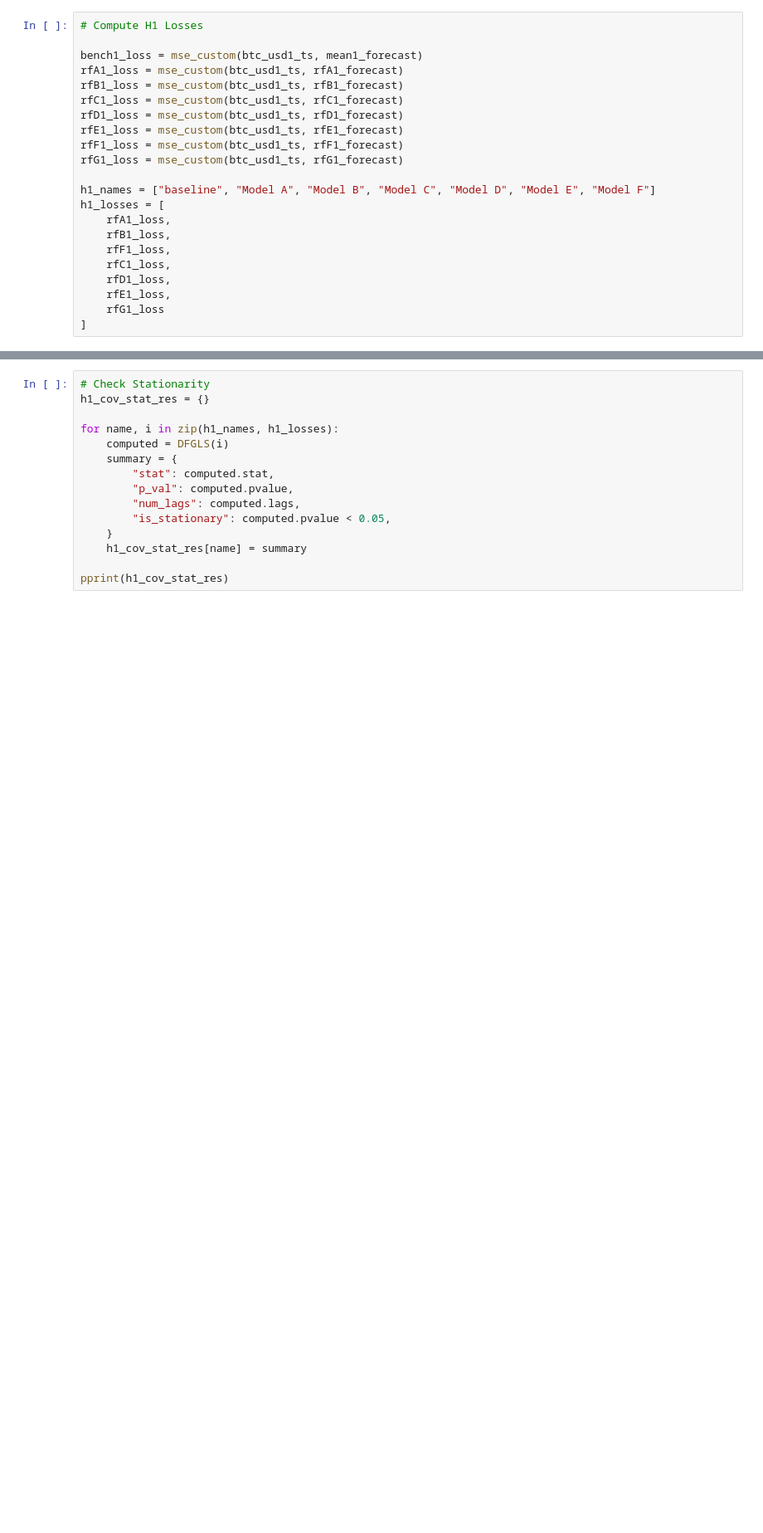
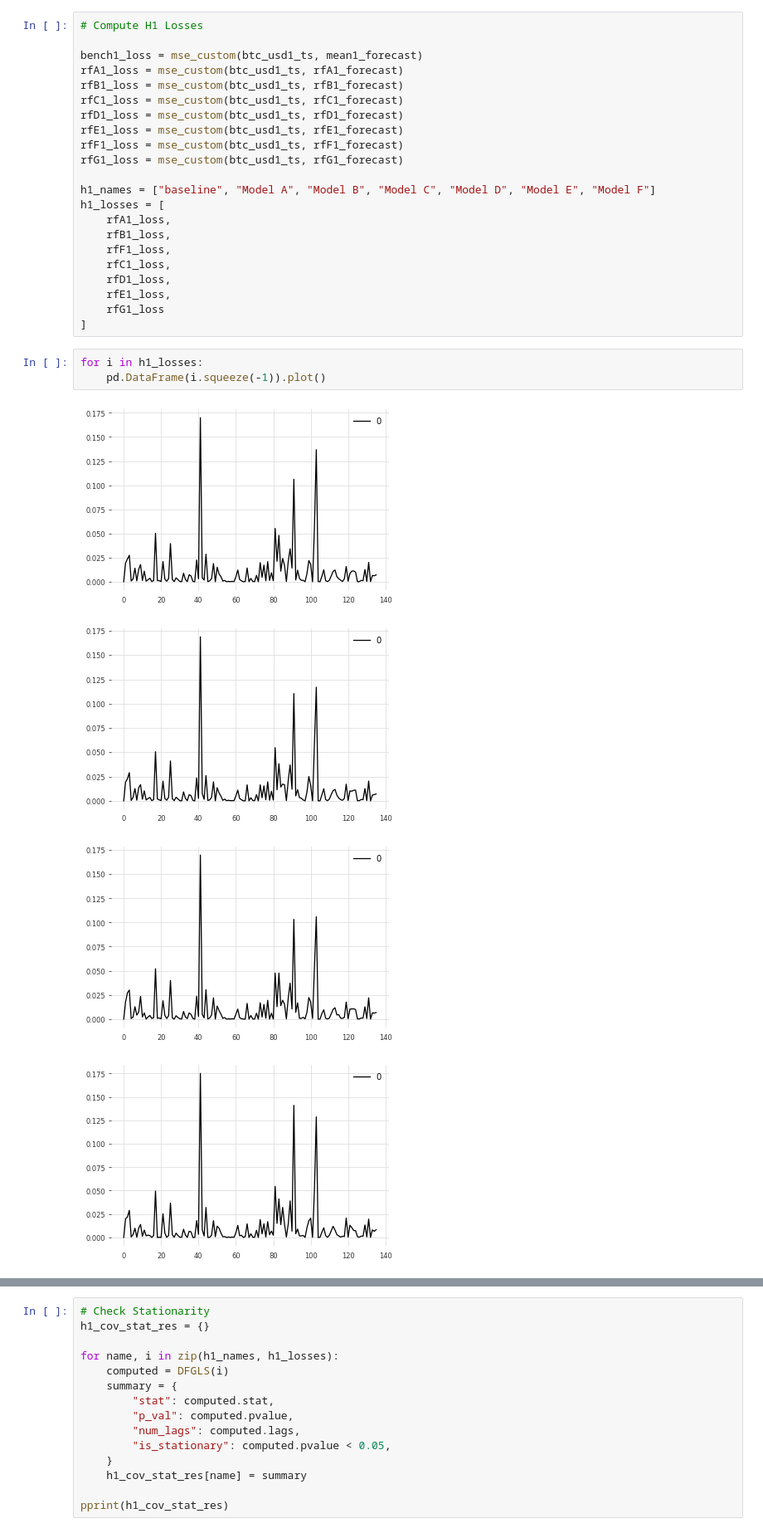
Before and after one commit to ChristopherLiew/Crypto-Uncertainty-Index, a Jupyter notebook: forecasting/prediction/diebold_mariano_test.ipynb, the cells around one changed output, grey strips where cells are left out. Shown: that part at 83% size. Drawn from its saved outputs; the diff is of its cells as text; blank space fills up the shorter version.

```diff
--- a/forecasting/prediction/diebold_mariano_test.ipynb
+++ b/forecasting/prediction/diebold_mariano_test.ipynb
@@ -206,3 +206,11 @@ h1_losses = [
     rfE1_loss,
     rfG1_loss
 ]
+# %%
+for i in h1_losses:
+    pd.DataFrame(i.squeeze(-1)).plot()
+# %% [output]
+[figure, added]
+[figure, added]
+[figure, added]
+[figure, added]
```
Also changed, not shown: parts of 3 cells of this notebook, 9 other files.
